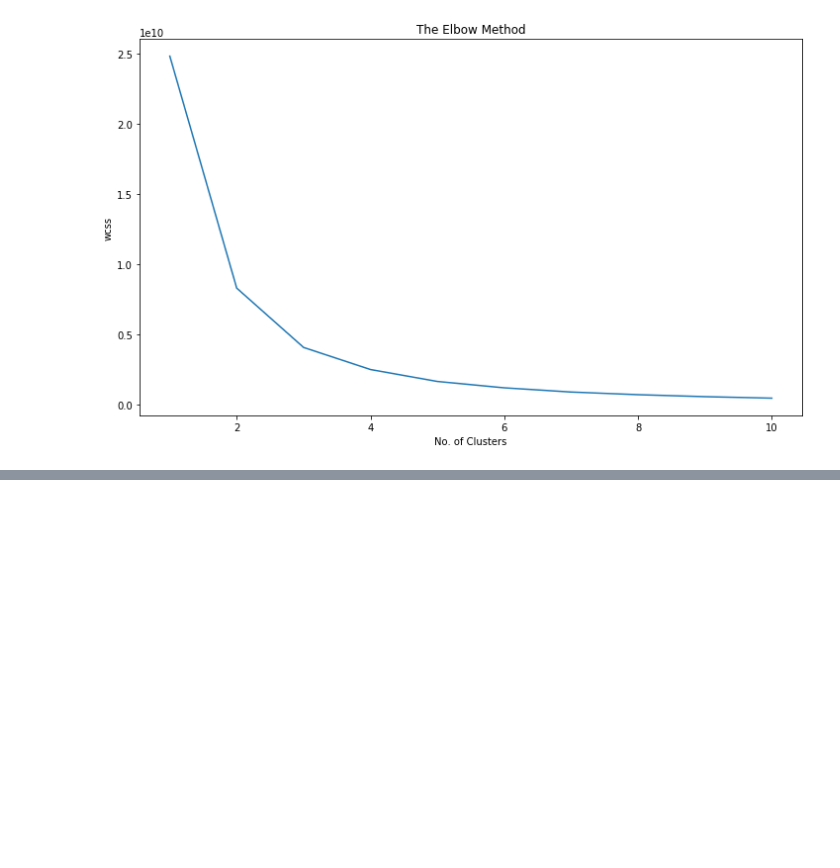
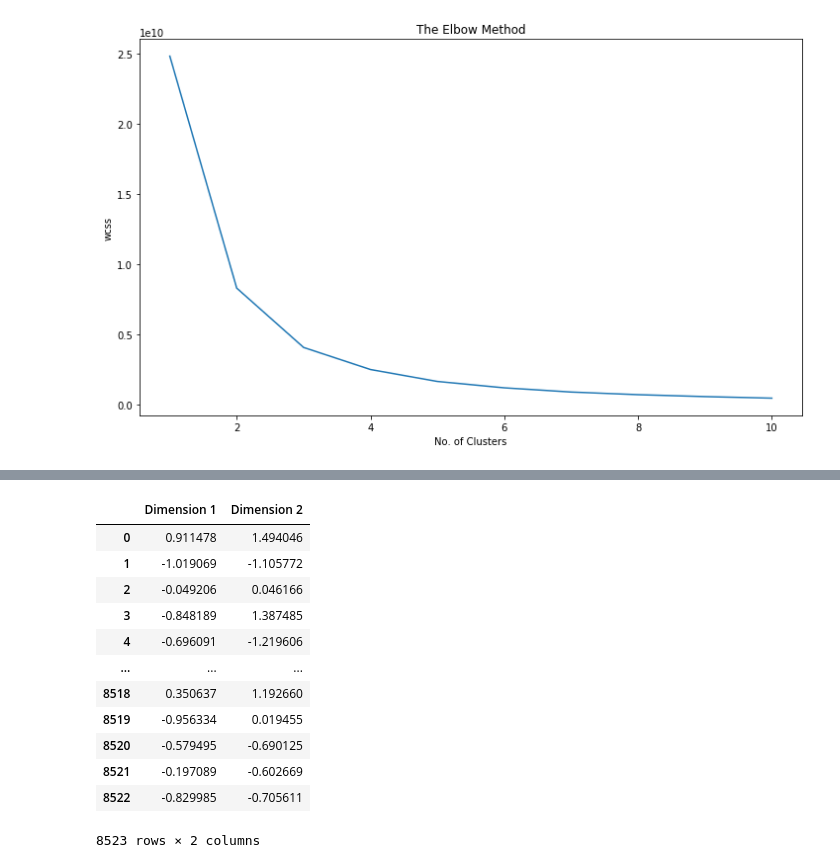
Before and after one commit to eweinhaus/SupermarketDataInsights, a Jupyter notebook: Unsupervised_Learning_Clustering.ipynb, the cells around one changed output, grey strips where cells are left out. Saved outputs shown, nothing was run; the diff lists cells and outputs as text; code cells hidden in the pictures; blank space fills up the shorter version.

```diff
--- a/Unsupervised_Learning_Clustering.ipynb
+++ b/Unsupervised_Learning_Clustering.ipynb
@@ -114,0 +124,16 @@ plt.show()
+# %%
+dfNormalized
+# %% [output]
+|  | Dimension 1 | Dimension 2 |
+| 0 | 0.911478 | 1.494046 |
+| 1 | -1.019069 | -1.105772 |
+| 2 | -0.049206 | 0.046166 |
+| 3 | -0.848189 | 1.387485 |
+| 4 | -0.696091 | -1.219606 |
+| ... | ... | ... |
+| 8518 | 0.350637 | 1.192660 |
+| 8519 | -0.956334 | 0.019455 |
+| 8520 | -0.579495 | -0.690125 |
+| 8521 | -0.197089 | -0.602669 |
+| 8522 | -0.829985 | -0.705611 |
+8523 rows × 2 columns
```
Also changed, not shown: parts of 10 cells of this notebook.
